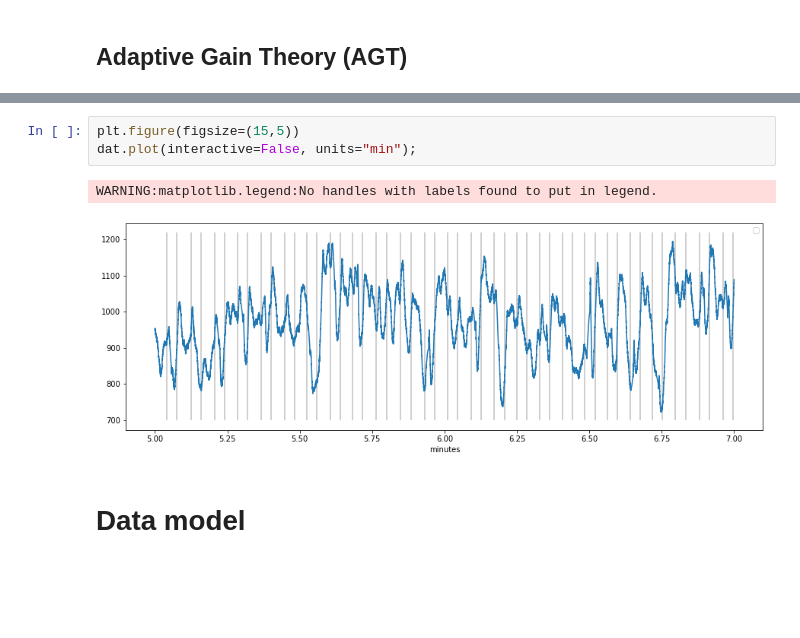
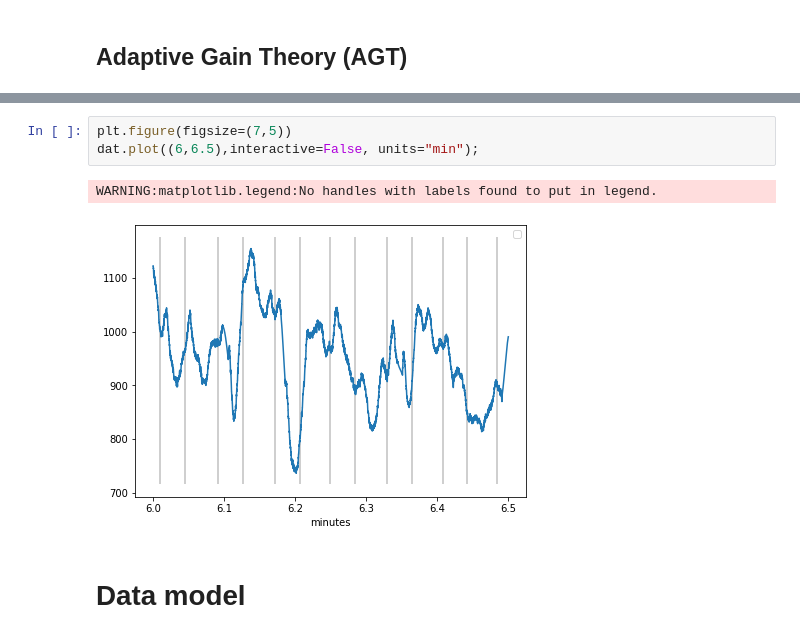
Before and after one commit to ihrke/pypillometry, a Jupyter notebook: notebooks/symp_talk_uit2019.ipynb, the cells around one changed output, grey strips where cells are left out. Cells and saved outputs as stored; diff of their text form; blank space fills up the shorter version.

```diff
--- a/notebooks/symp_talk_uit2019.ipynb
+++ b/notebooks/symp_talk_uit2019.ipynb
@@ -151,9 +171,9 @@ pupil changes size in response to
 # %%
-plt.figure(figsize=(15,5))
-dat.plot(interactive=False, units="min");
+plt.figure(figsize=(7,5))
+dat.plot((6,6.5),interactive=False, units="min");
 # %% [output]
 WARNING:matplotlib.legend:No handles with labels found to put in legend.
-[figure, old version]
+[figure, new version]
 # %% [markdown]
 # Data model
 # %% [markdown]
```
Also changed, not shown: parts of 40 cells of this notebook.
